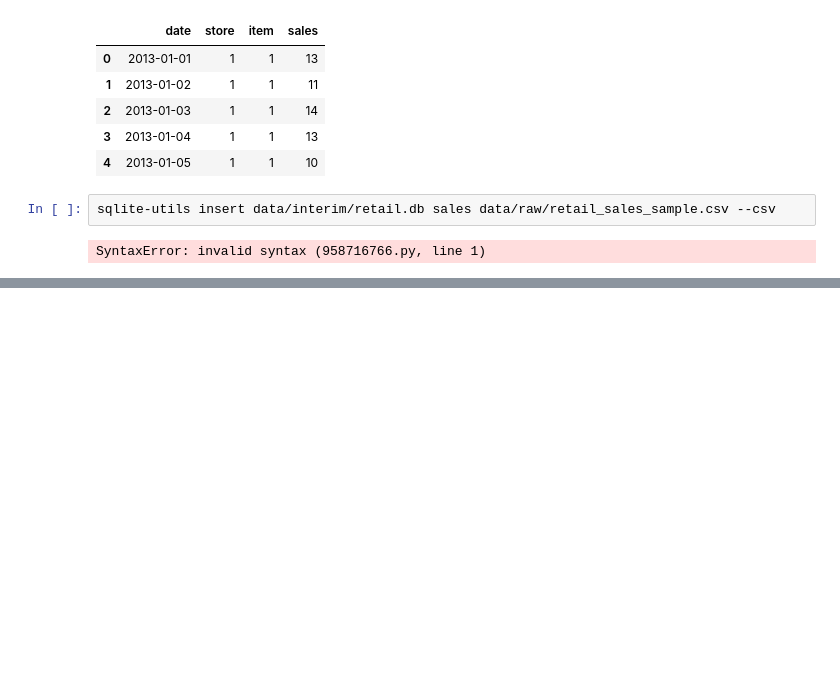
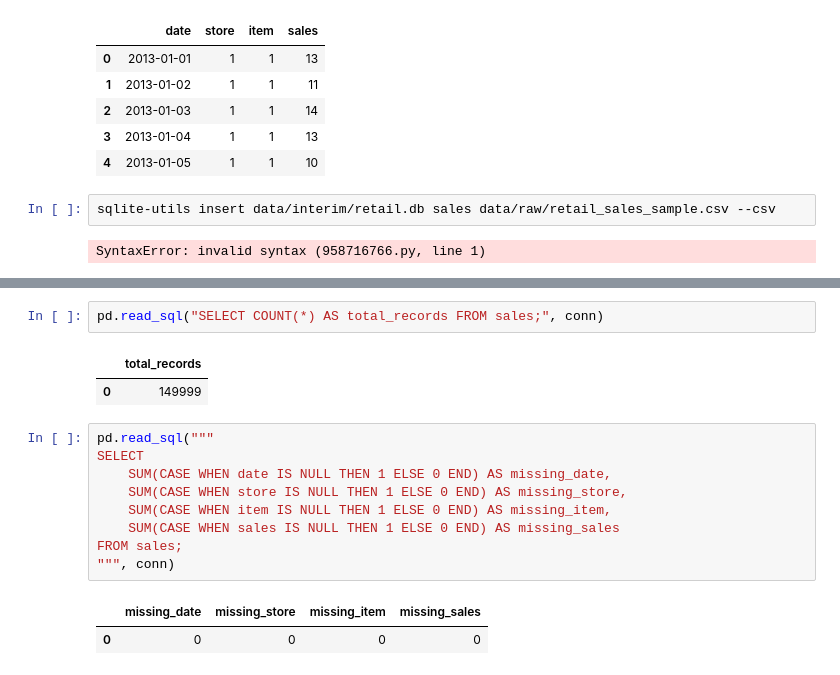
Before and after one commit to ProxyCode/retail-sales-analytics-portfolio, a Jupyter notebook: notebooks/01_sql_analysis.ipynb, the cells around one changed output, grey strips where cells are left out. Drawn from its saved outputs; the diff is of its cells as text; blank space fills up the shorter version.

```diff
--- a/notebooks/01_sql_analysis.ipynb
+++ b/notebooks/01_sql_analysis.ipynb
@@ -92,0 +148,17 @@ SyntaxError: invalid syntax (958716766.py, line 1)
+# %%
+pd.read_sql("SELECT COUNT(*) AS total_records FROM sales;", conn)
+# %% [output]
+|  | total_records |
+| 0 | 149999 |
+# %%
+pd.read_sql("""
+SELECT
+    SUM(CASE WHEN date IS NULL THEN 1 ELSE 0 END) AS missing_date,
+    SUM(CASE WHEN store IS NULL THEN 1 ELSE 0 END) AS missing_store,
+    SUM(CASE WHEN item IS NULL THEN 1 ELSE 0 END) AS missing_item,
+    SUM(CASE WHEN sales IS NULL THEN 1 ELSE 0 END) AS missing_sales
+FROM sales;
+""", conn)
+# %% [output]
+|  | missing_date | missing_store | missing_item | missing_sales |
+| 0 | 0 | 0 | 0 | 0 |
```
Also changed, not shown: parts of 8 cells of this notebook.
